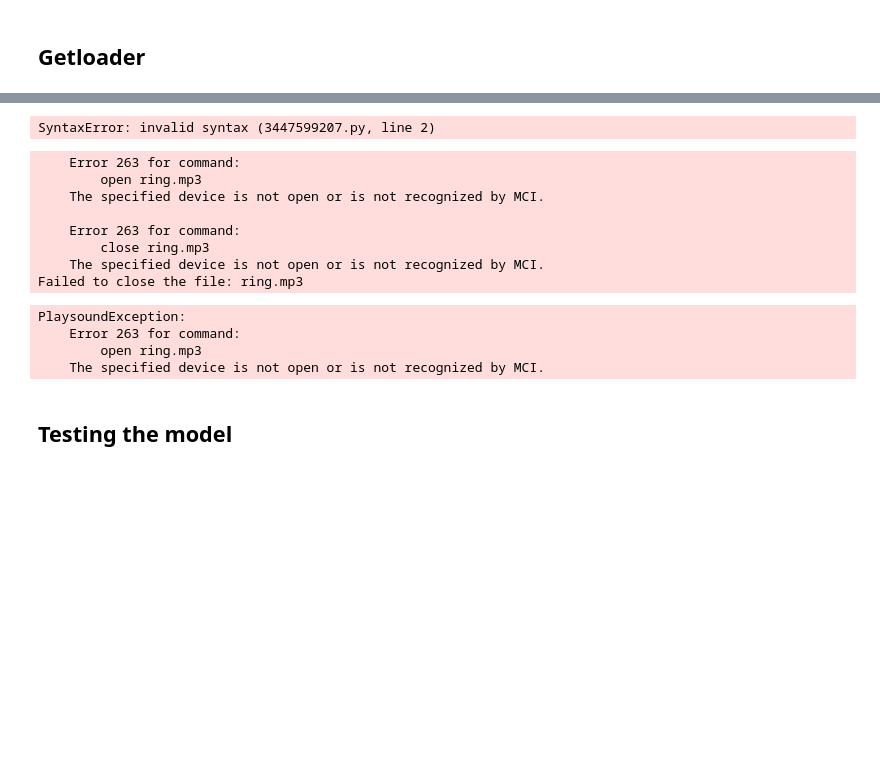
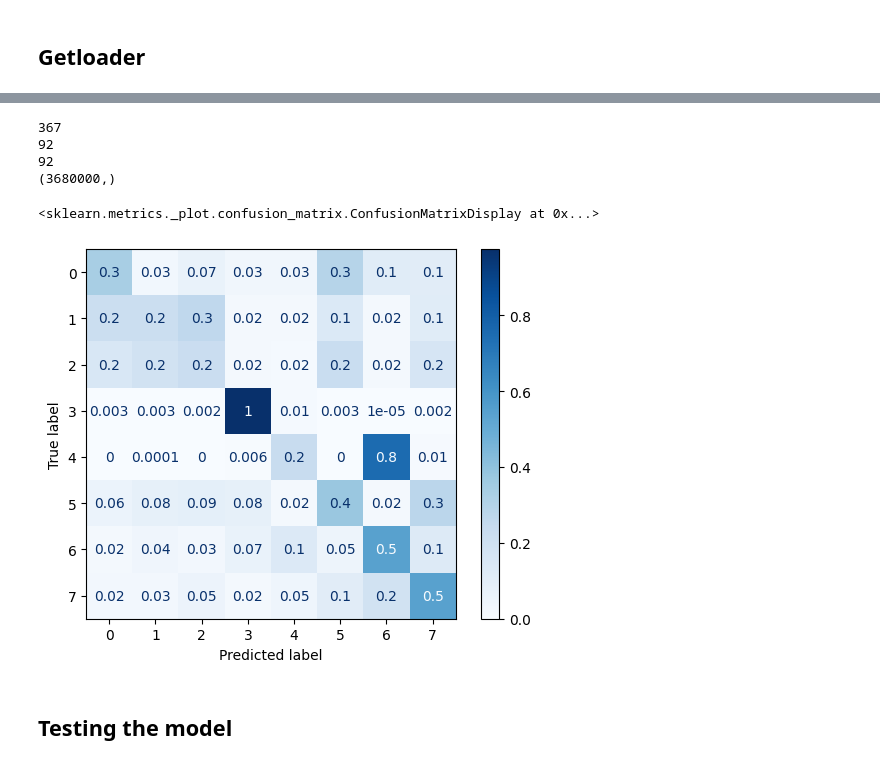
Before and after one commit to a-texier/IPEO-project-2022, a Jupyter notebook: Project-IPEO-2022.ipynb, the cells around one changed output, grey strips where cells are left out. Cells and saved outputs as stored; diff of their text form; code cells hidden in the pictures; blank space fills up the shorter version.

Commit message:
ajout du fractionnement des données, de softmax dans le model, confusion matrix

```diff
--- a/Project-IPEO-2022.ipynb
+++ b/Project-IPEO-2022.ipynb
@@ -540,5 +566,3 @@ def get_dataloaders(split):
                               num_workers = 0,
                               pin_memory  = False)
     return data_dataset, data_loader
-# %%
- train_loader = get_dataloaders("train")[1]
@@ -737,22 +724,34 @@ Test set: Average loss: 0.5229, Accuracy: 65.13773750000004/1225 (5%)
-# %%
-#play sound when finished
-!pip install playsound
-from playsound import playsound
-playsound('ring.mp3')
-# %% [output]
-SyntaxError: invalid syntax (3447599207.py, line 2)
-# %%
-playsound('ring.mp3')
-# %% [output]
-    Error 263 for command:
-        open ring.mp3
-    The specified device is not open or is not recognized by MCI.
-
-    Error 263 for command:
-        close ring.mp3
-    The specified device is not open or is not recognized by MCI.
-Failed to close the file: ring.mp3
-PlaysoundException:
-    Error 263 for command:
-        open ring.mp3
-    The specified device is not open or is not recognized by MCI.
+# %%
+from sklearn.metrics import confusion_matrix, ConfusionMatrixDisplay
+
+# ===== Confusion Matrix =====
+test_dataset,test_loader = get_dataloaders("test",frac=0.1)
+gts = []
+preds  = []
+for data, target in test_loader:
+    target = target.type(torch.LongTensor) #avoid an error idk why?
+    data, target = data.to(device), target.to(device)
+    output = model(data)
+    output = output[0].flatten(-2).permute(1,0) #[200*200,8]
+    target = target[0].flatten() #[200*200] expected for criterion argument (class per pixel)
+    predictions = output.argmax(1).cpu().detach().numpy()
+    ground_truth = target.cpu().detach().numpy()
+    accuracy_float = (predictions == ground_truth).mean()
+    gts.append(ground_truth)
+    preds.append(predictions)
+print(len(gts))
+print(len(preds))
+gts = np.array(gts).flatten()
+preds = np.array(preds).flatten()
+print(a.shape)
+
+display = ConfusionMatrixDisplay.from_predictions(gts, preds,normalize='true',cmap="Blues",values_format='.0g')
+
+display
+# %% [output]
+367
+92
+92
+(3680000,)
+<sklearn.metrics._plot.confusion_matrix.ConfusionMatrixDisplay at 0x...>
+[figure, added]
```
Also changed, not shown: parts of 27 cells of this notebook.
